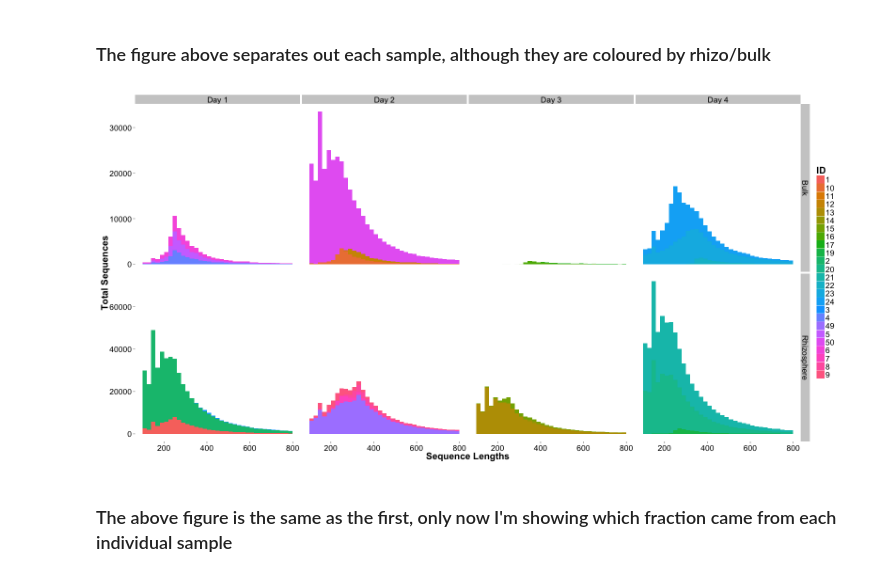
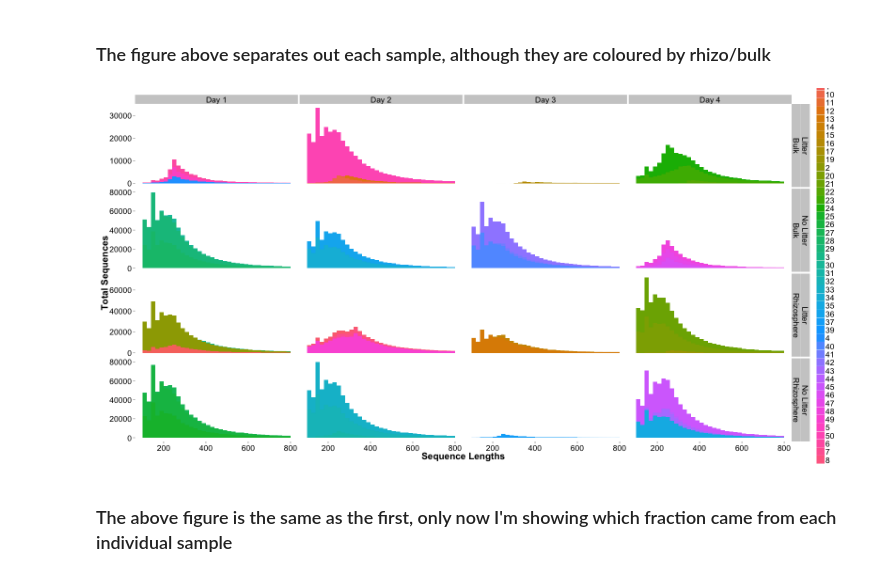
Before and after one commit to TheaWhitman/Litter-decomp, a Jupyter notebook: MetaT Bar Graphs.ipynb, the cells around one changed output. Drawn from its saved outputs; the diff is of its cells as text; code cells hidden in the pictures.

```diff
--- a/MetaT Bar Graphs.ipynb
+++ b/MetaT Bar Graphs.ipynb
@@ -148,6 +102,6 @@ FastaStats.f(filename)
 %%R
 FastaStats$Soil<-factor(FastaStats$Soil, labels=c("bulk","rhizosphere"))
 FastaStats$Litter<-factor(FastaStats$Litter, labels=c("No Litter","Litter"))
-FastaCounts$Day<-factor(FastaCounts$Day, labels=c("Day 1", "Day 2", "Day 3", "Day 4"))
+FastaStats$Day<-factor(FastaStats$Day, labels=c("Day 1", "Day 2", "Day 3", "Day 4"))
 FastaStats
 # %% [output]
@@ -171,16 +125,19 @@ final_contigs9.fa   9    Litter   2 rhizosphere  40454 10792    263  344 100
 # %%
 %%R
 FastaCounts.f<- function(x){
-    Counts <- data.frame(ID=integer(), Day=integer(), Soil=character(), Lengths=integer(), stringsAsFactors=TRUE)
+    Counts <- data.frame(ID=integer(), Litter=character(),Day=integer(), Soil=character(), Lengths=integer(), stringsAsFactors=TRUE)
     for (i in x){
         assembled.fa <- readDNAStringSet(i, format="fasta")
         IDs <- sub("final_contigs(.*?).fa.*$", "\\1", i, perl = TRUE)
-        Lengths.df<-data.frame(ID=IDs, Litter=Map[match(ID,Map$ID),]$Litter, Day=Map[match(IDs,Map$ID),]$Day, Soil=Map[match(IDs,Map$ID),]$Soil, Lengths=c(as.numeric(sort(nchar(assembled.fa)))))
+        Lengths.df<-data.frame(ID=IDs, Litter=Map[match(IDs,Map$ID),]$Litter, Day=Map[match(IDs,Map$ID),]$Day, Soil=Map[match(IDs,Map$ID),]$Soil, Lengths=c(as.numeric(sort(nchar(assembled.fa)))))
         # Lengths.df<-data.frame(ID=IDs, Lengths=c(as.numeric(sort(nchar(assembled.fa))[1:(nchar(assembled.fa)*0.99)])))
         # Option for taking only the top 99% of each set. But this doesn't work if one set has lots of weirdos.
         # Can just scale plots below instead of cutting data out here.
         Counts<-rbind(Counts,Lengths.df)
     }
+    Counts$Soil<-factor(Counts$Soil, labels=c("Bulk","Rhizosphere"))
+    Counts$Day<-factor(Counts$Day, labels=c("Day 1", "Day 2", "Day 3", "Day 4"))
+    Counts$Litter<-factor(Counts$Litter, labels=c("Litter","No Litter"))
     FastaCounts<<-Counts
 }
 # Creates the function that hopefully makes a list of the sequence lengths associated with their ID number, Day, & Soil
@@ -193,9 +163,6 @@ dim(FastaCounts)
 ###
 # %%
 %%R -w 1600 -h 800
-FastaStats$Soil<-factor(FastaStats$Soil, labels=c("Bulk","Rhizosphere"))
-FastaCounts$Day<-factor(FastaCounts$Day, labels=c("Day 1", "Day 2", "Day 3", "Day 4"))
-FastaStats$Litter<-factor(FastaStats$Litter, labels=c("No Litter","Litter"))
 p <- ggplot(FastaCounts, aes(x=Lengths))
 p <- p + geom_histogram(aes(fill = ..count..), binwidth=20)
 p <- p + theme(panel.background=element_blank())
@@ -205,7 +172,7 @@ p <- p + theme(strip.text=element_text(size=17, color="black"))
 p <- p + xlab("Sequence Lengths") + ylab("Total Sequences")
 p <- p + scale_x_continuous(limits=c(100, 800))
 # p <- p + facet_wrap(~ ID, ncol=5, scales = "free_y")
-p <- p + facet_grid(Day~Soil~Litter, scales = "free_y")
+p <- p + facet_grid(Soil~Litter~Day, scales = "free_y")
 p
 # Creates histogram of sequence size distributions for each fasta file, with flexible y scale
 # However, blue intensity gives an idea of overall total sequences
@@ -216,10 +183,7 @@ p
 # %%
 %%R -w 1600 -h 800
 
-FastaCounts$Soil<-factor(FastaCounts$Soil, labels=c("Bulk","Rhizosphere"))
-FastaCounts$Day<-factor(FastaCounts$Day, labels=c("Day 1", "Day 2", "Day 3", "Day 4"))
-FastaCountsOrdered<-FastaCounts[order(FastaCounts$Soil,FastaCounts$Day,FastaCounts$ID),]
-p <- ggplot(FastaCountsOrdered, aes(x=Lengths))
+p <- ggplot(FastaCounts, aes(x=Lengths))
 #p <- p + geom_histogram(aes(fill = ..count..), binwidth=20)
 p <- p + geom_histogram(aes(fill = Day), binwidth=20)
 p <- p + scale_fill_brewer(FastaCounts$Day, palette="Spectral")
@@ -241,24 +205,21 @@ p
 # %%
 %%R -w 1600 -h 800
 
-FastaCounts$Soil<-factor(FastaCounts$Soil, labels=c("Bulk","Rhizosphere"))
-FastaCounts$Day<-factor(FastaCounts$Day,labels=c("Day 1", "Day 2", "Day 3", "Day 4"))
-FastaCountsOrdered<-FastaCounts[order(FastaCounts$Soil,FastaCounts$Day,FastaCounts$ID),]
-p <- ggplot(FastaCountsOrdered, aes(x=Lengths))
+p <- ggplot(FastaCounts, aes(x=Lengths))
 #p <- p + geom_histogram(aes(fill = ..count..), binwidth=20)
 p <- p + geom_histogram(aes(fill = ID), binwidth=20)
 p <- p + theme(panel.background=element_blank())
 p <- p + theme(panel.grid=element_blank(), axis.text=element_text(size=17, color="black"), axis.title=element_text(size=20,face="bold"))
 p <- p + theme(legend.text=element_text(size=17, color="black"), legend.title=element_text(size=20,face="bold"))
 p <- p + theme(strip.text=element_text(size=17, color="black"))
 p <- p + xlab("Sequence Lengths") + ylab("Total Sequences")
 p <- p + scale_x_continuous(limits=c(100, 800))
 #p <- p + facet_wrap(Soil ~ Day ~ ID, ncol=5, scales = "free_y")
-p <- p + facet_grid(Soil~Day, scales = "free_y")
+p <- p + facet_grid(Soil~Litter~Day, scales = "free_y")
 p
 # Creates histogram of sequence size distributions for each fasta file, with flexible y scale
 # %% [output]
-[figure, old version]
+[figure, new version]
 # %% [markdown]
 ### The above figure is the same as the first, only now I'm showing which fraction came from each individual sample
 # %% [markdown]
```
Also changed, not shown: parts of 9 cells of this notebook.
